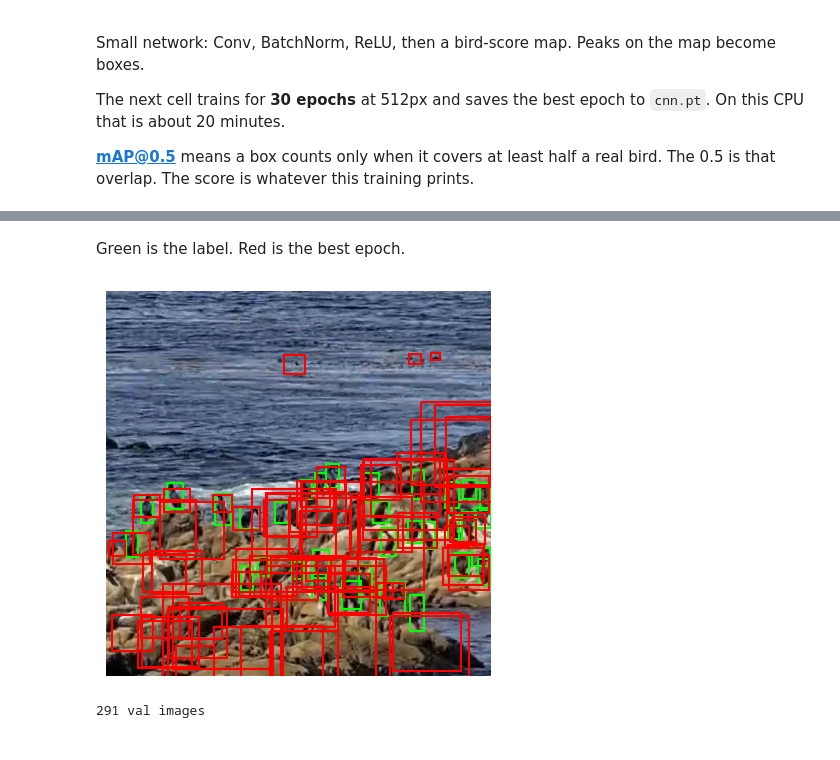
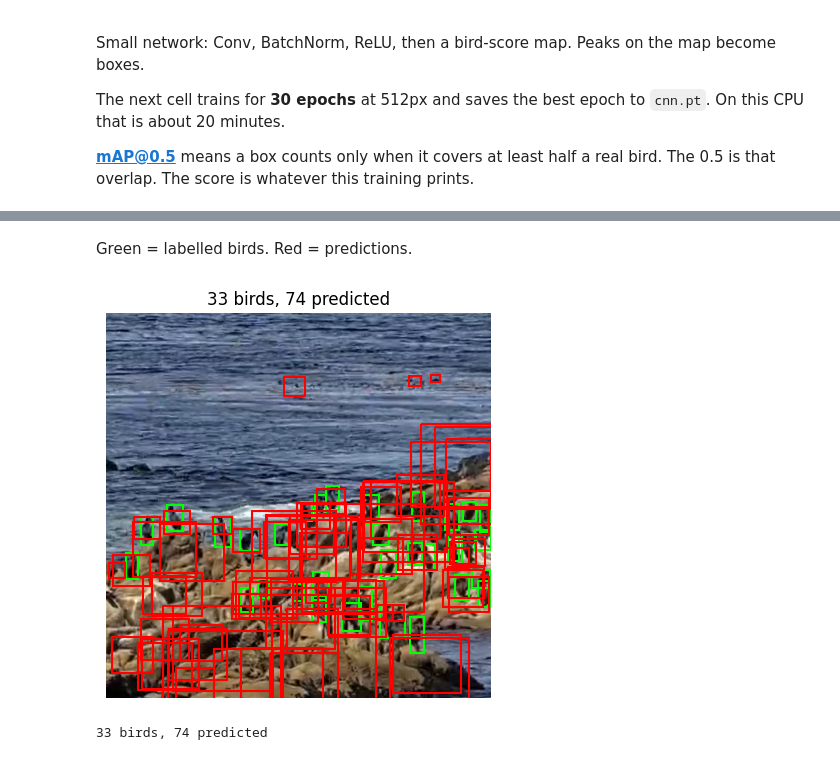
Before and after one commit to JashParekh05/COMP9517GroupProject, a Jupyter notebook: notebooks/simple_cnn_bird_detector.ipynb, the cells around one changed output, grey strips where cells are left out. Saved outputs shown, nothing was run; the diff lists cells and outputs as text; code cells hidden in the pictures.

Commit message:
Show the labelled bird count and the prediction count on the example.
The 30-epoch model draws 74 boxes on an image with 33 birds.

Co-authored-by: Cursor <cursoragent@cursor.com>

```diff
--- a/notebooks/simple_cnn_bird_detector.ipynb
+++ b/notebooks/simple_cnn_bird_detector.ipynb
@@ -38,34 +38,33 @@ epoch 29  train 2.425  val mAP 0.0708  recall 0.319  1277s
 epoch 30  train 2.402  val mAP 0.1225  recall 0.371  1322s
 best val mAP 0.1664 at epoch 24  -> notebooks/cnn.pt
 # %% [markdown]
-Green is the label. Red is the best epoch.
+Green = labelled birds. Red = predictions.
 # %%
 %matplotlib inline
-import os
-
 import matplotlib.pyplot as plt
 import numpy as np
 import torch
 from PIL import Image
 
 model, log_wh, _ = det.load_model(str(SAVE))
 val = det.load_split("val")
 path, gts = val[0]
 with torch.no_grad():
     hm, wh, off = model(det.read_image(path).unsqueeze(0))
     boxes, scores = det.decode(hm.sigmoid(), wh, off, thr=0.1, log_wh=log_wh)
 im = np.array(Image.open(path).convert("RGB"))
 plt.figure(figsize=(5, 5))
 plt.imshow(im)
 ax = plt.gca()
 k = det.SRC / det.IN
 for x, y, w, h in gts:
     ax.add_patch(plt.Rectangle((x * k, y * k), w * k, h * k, fill=False, edgecolor="lime", lw=1.5))
-for b, s in zip(boxes.tolist(), scores.tolist()):
+for b in boxes.tolist():
     ax.add_patch(plt.Rectangle((b[0] * k, b[1] * k), b[2] * k, b[3] * k, fill=False, edgecolor="red", lw=1.5))
+plt.title(f"{len(gts)} birds, {len(boxes)} predicted")
 plt.axis("off")
 plt.show()
-print(len(val), "val images")
+print(f"{len(gts)} birds, {len(boxes)} predicted")
 # %% [output]
-[figure, old version]
+[figure, new version]
-291 val images
+33 birds, 74 predicted
```
